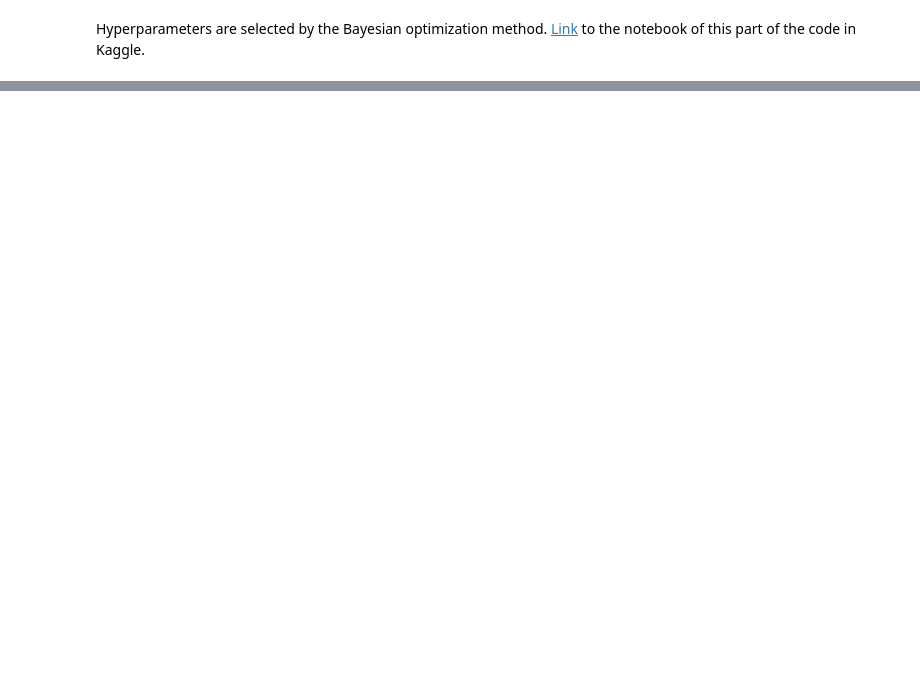
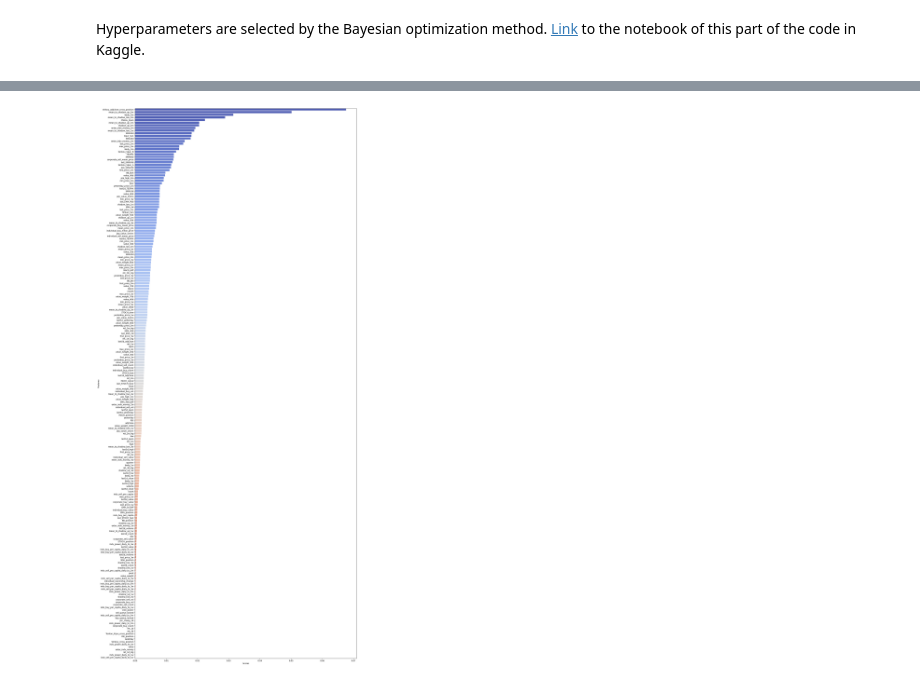
Before and after one commit to Hamtech-ai/InsightiFi, a Jupyter notebook: prediction/run_all_notebook.ipynb, the cells around one changed output, grey strips where cells are left out. Cells and saved outputs as stored; diff of their text form; code cells hidden in the pictures; blank space fills up the shorter version.

```diff
--- a/prediction/run_all_notebook.ipynb
+++ b/prediction/run_all_notebook.ipynb
@@ -811,0 +678,20 @@ KeyError: 'pivots'
+# %%
+importance = pd.DataFrame(
+    {
+        'Features': init_features.iloc[:, 2:-2].columns,
+        'Scores': featureImport
+    }
+).sort_values(by = ['Scores'], ascending = False)
+
+plt.figure(figsize = (20, 50))
+plt.tight_layout()
+
+sns.barplot(
+    data = importance,
+    y = 'Features',
+    x = 'Scores',
+    palette = sns.color_palette('coolwarm', len(importance))
+)
+plt.margins(y = 0)
+# %% [output]
+[figure, added]
```
Also changed, not shown: parts of 34 cells of this notebook, 1 other file.
